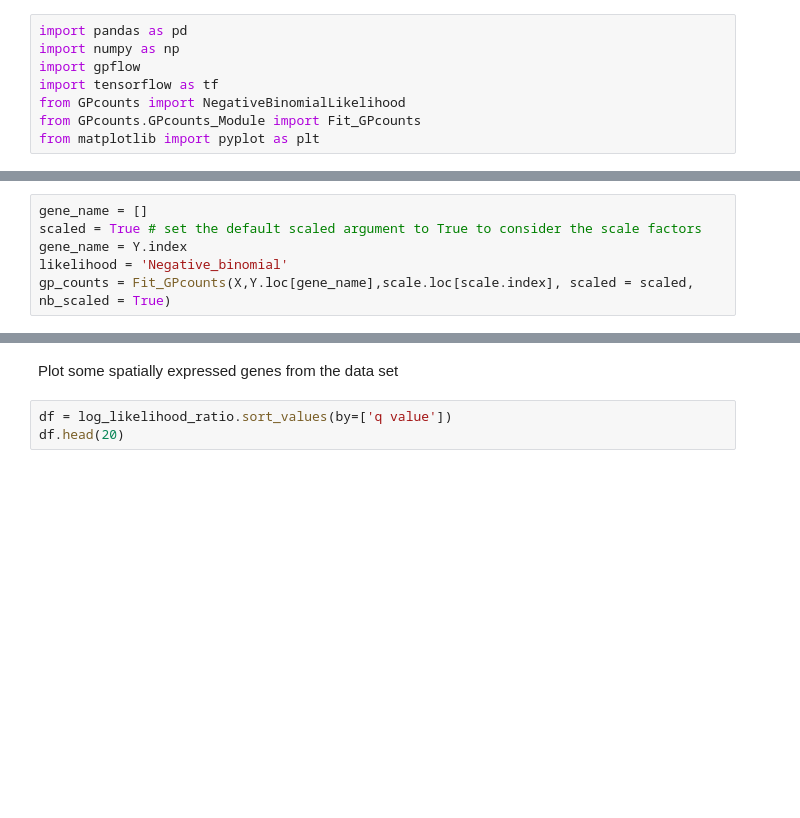
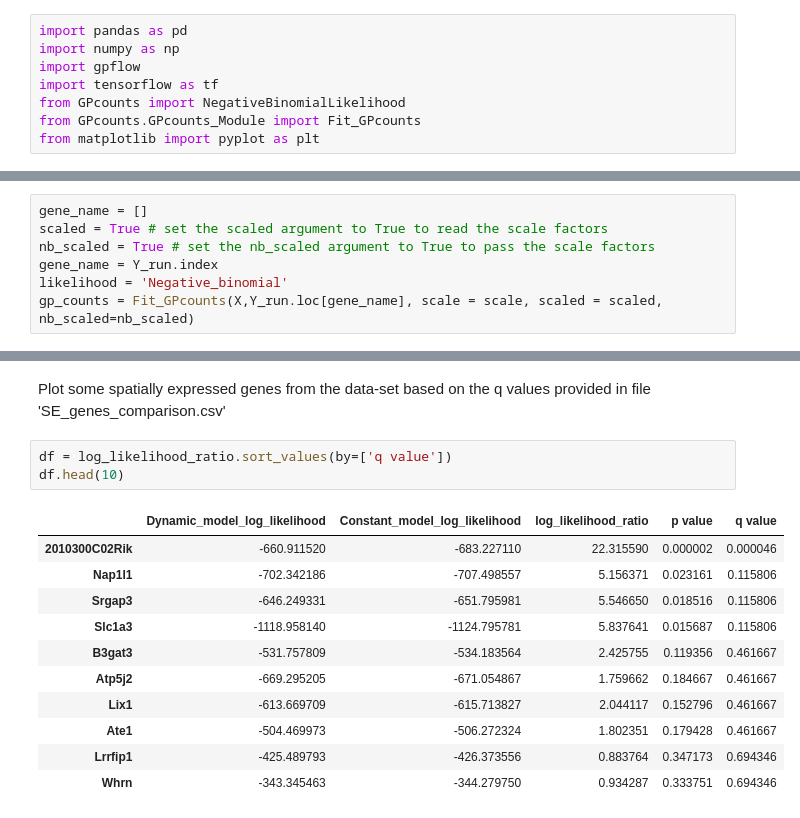
Before and after one commit to ManchesterBioinference/GPcounts, a Jupyter notebook: demo_notebooks/GPcountsSpatial.ipynb, the cells around one changed output, grey strips where cells are left out. Drawn from its saved outputs; the diff is of its cells as text; blank space fills up the shorter version.

```diff
--- a/demo_notebooks/GPcountsSpatial.ipynb
+++ b/demo_notebooks/GPcountsSpatial.ipynb
@@ -40,6 +39,7 @@ X = X[['x', 'y']]
 # %%
 gene_name = []
-scaled = True # set the default scaled argument to True to consider the scale factors
-gene_name = Y.index
+scaled = True # set the scaled argument to True to read the scale factors
+nb_scaled = True # set the nb_scaled argument to True to pass the scale factors
+gene_name = Y_run.index
 likelihood = 'Negative_binomial'
-gp_counts = Fit_GPcounts(X,Y.loc[gene_name],scale.loc[scale.index], scaled = scaled, nb_scaled = True)
+gp_counts = Fit_GPcounts(X,Y_run.loc[gene_name], scale = scale, scaled = scaled, nb_scaled=nb_scaled)
@@ -49,8 +76,20 @@ print(log_likelihood_ratio)
 # %% [markdown]
-Plot some spatially expressed genes from the data set
+Plot some spatially expressed genes from the data-set based on the q values provided in file 'SE_genes_comparison.csv'
 # %%
 df = log_likelihood_ratio.sort_values(by=['q value'])
-df.head(20)
+df.head(10)
+# %% [output]
+|  | Dynamic_model_log_likelihood | Constant_model_log_likelihood | log_likelihood_ratio | p value | q value |
+| 2010300C02Rik | -660.911520 | -683.227110 | 22.315590 | 0.000002 | 0.000046 |
+| Nap1l1 | -702.342186 | -707.498557 | 5.156371 | 0.023161 | 0.115806 |
+| Srgap3 | -646.249331 | -651.795981 | 5.546650 | 0.018516 | 0.115806 |
+| Slc1a3 | -1118.958140 | -1124.795781 | 5.837641 | 0.015687 | 0.115806 |
+| B3gat3 | -531.757809 | -534.183564 | 2.425755 | 0.119356 | 0.461667 |
+| Atp5j2 | -669.295205 | -671.054867 | 1.759662 | 0.184667 | 0.461667 |
+| Lix1 | -613.669709 | -615.713827 | 2.044117 | 0.152796 | 0.461667 |
+| Ate1 | -504.469973 | -506.272324 | 1.802351 | 0.179428 | 0.461667 |
+| Lrrfip1 | -425.489793 | -426.373556 | 0.883764 | 0.347173 | 0.694346 |
+| Whrn | -343.345463 | -344.279750 | 0.934287 | 0.333751 | 0.694346 |
 # %%
 from matplotlib import rcParams
 plt.rcParams["figure.figsize"] = [10,3]
```
Also changed, not shown: parts of 14 cells of this notebook, 1 other file.
